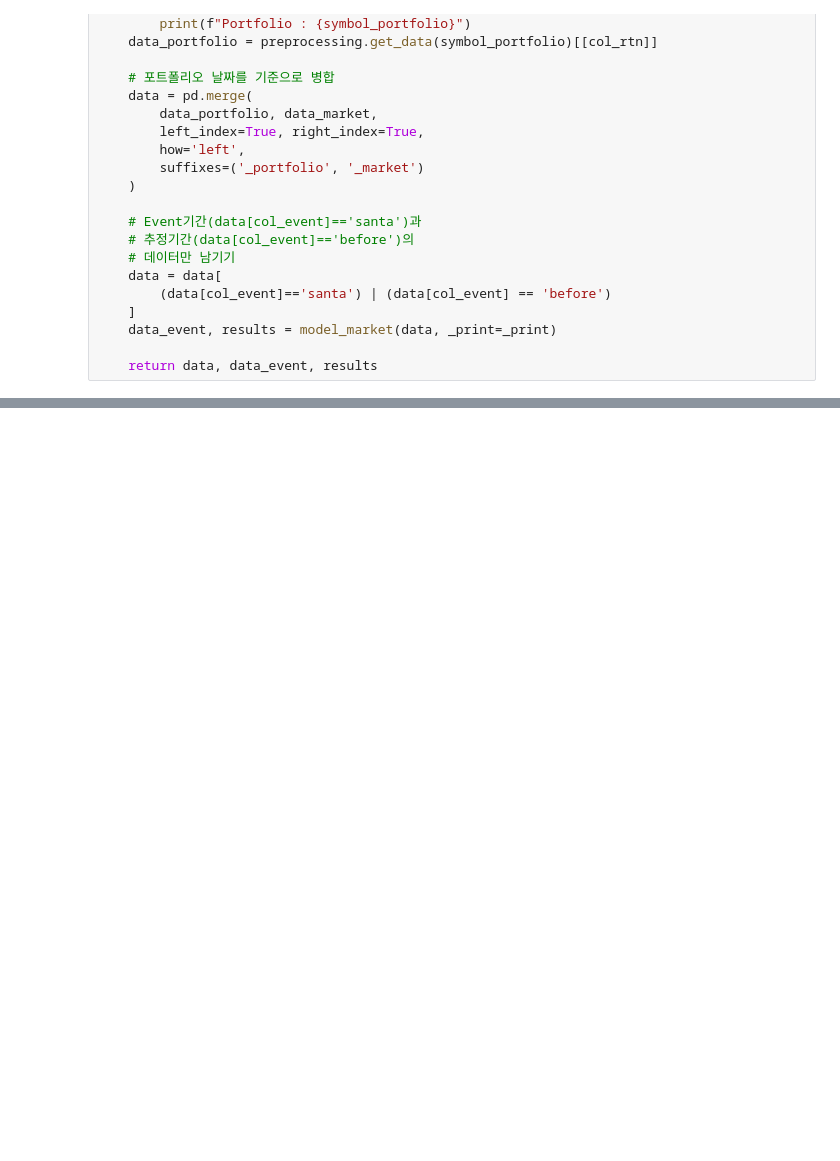
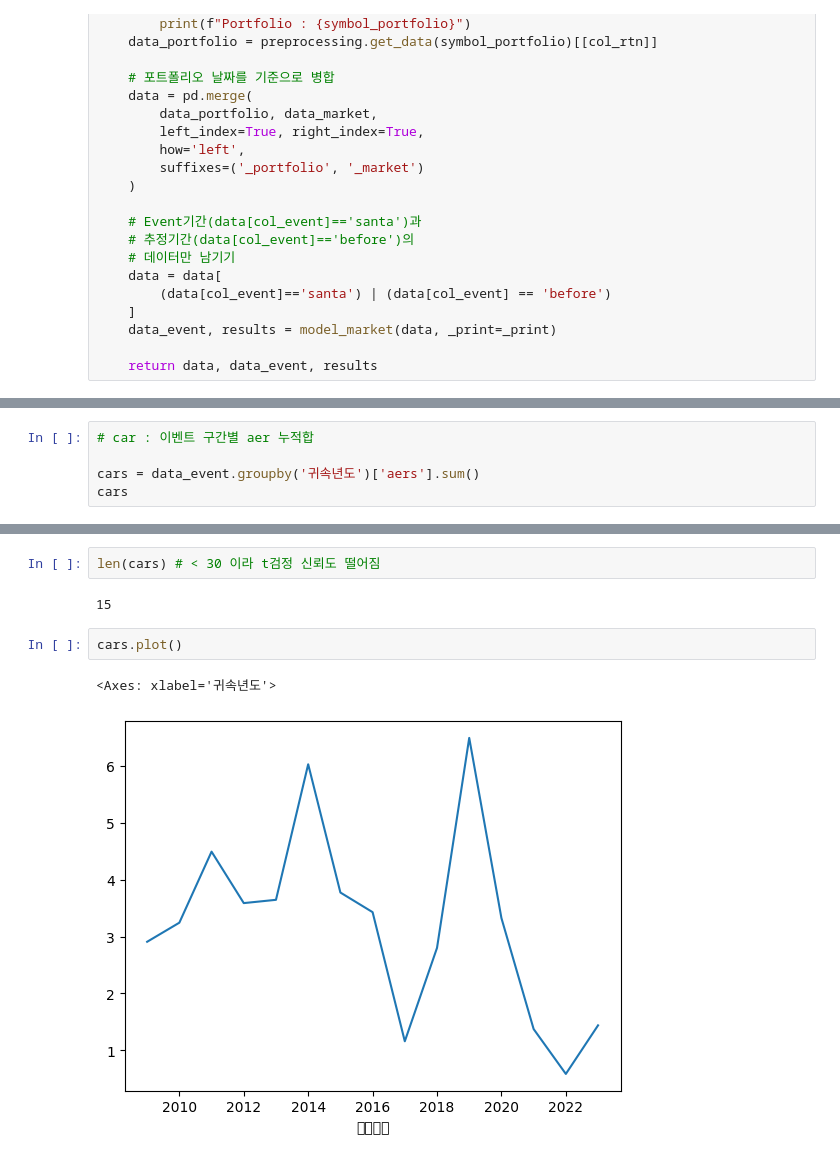
Before and after one commit to dohyung9810/quant, a Jupyter notebook: santa/event_study.ipynb, the cells around one changed output, grey strips where cells are left out. Drawn from its saved outputs; the diff is of its cells as text; blank space fills up the shorter version.

Commit message:
santa/event_study.ipynb updated 24.01.06

```diff
--- a/santa/event_study.ipynb
+++ b/santa/event_study.ipynb
@@ -274,0 +316,5 @@ TtestResult(statistic=2.462035775633172, pvalue=0.007415410426320338, df=167)
+# %%
+# car : 이벤트 구간별 aer 누적합
+
+cars = data_event.groupby('귀속년도')['aers'].sum()
+cars
@@ -274,0 +339,9 @@ TtestResult(statistic=2.462035775633172, pvalue=0.007415410426320338, df=167)
+# %%
+len(cars) # < 30 이라 t검정 신뢰도 떨어짐
+# %% [output]
+15
+# %%
+cars.plot()
+# %% [output]
+<Axes: xlabel='귀속년도'>
+[figure, added]
```
Also changed, not shown: parts of 17 cells of this notebook.
